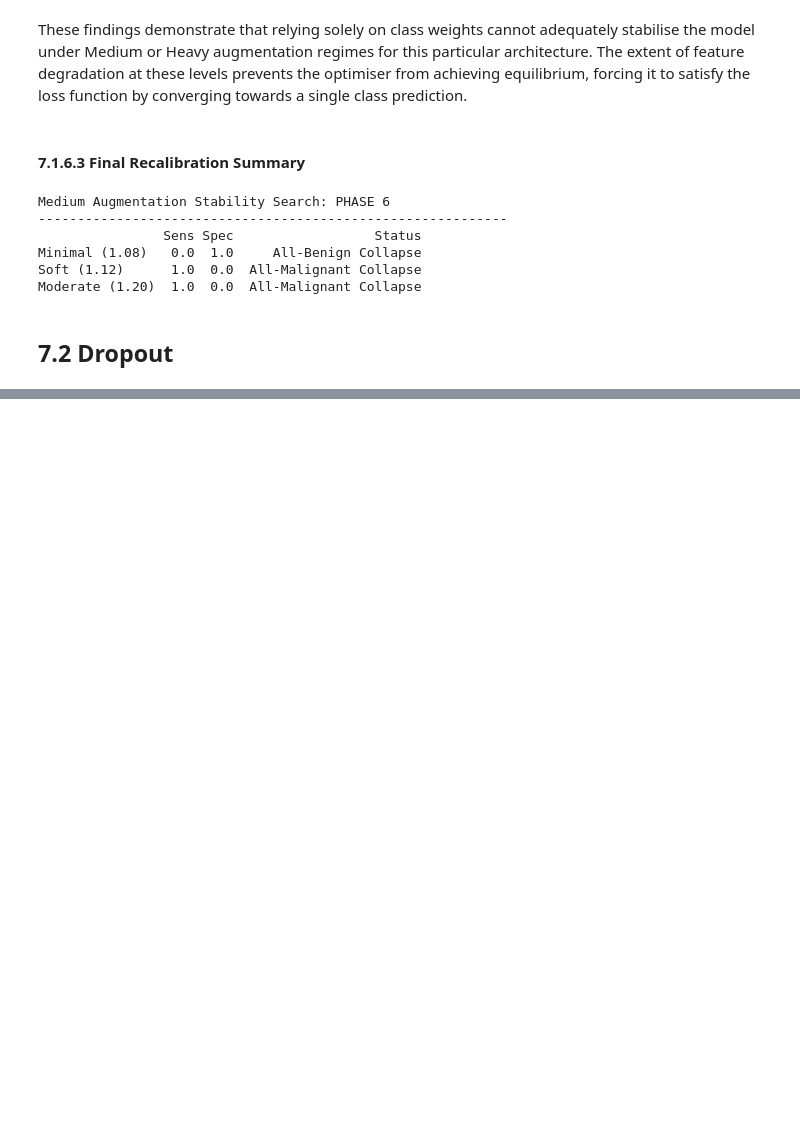
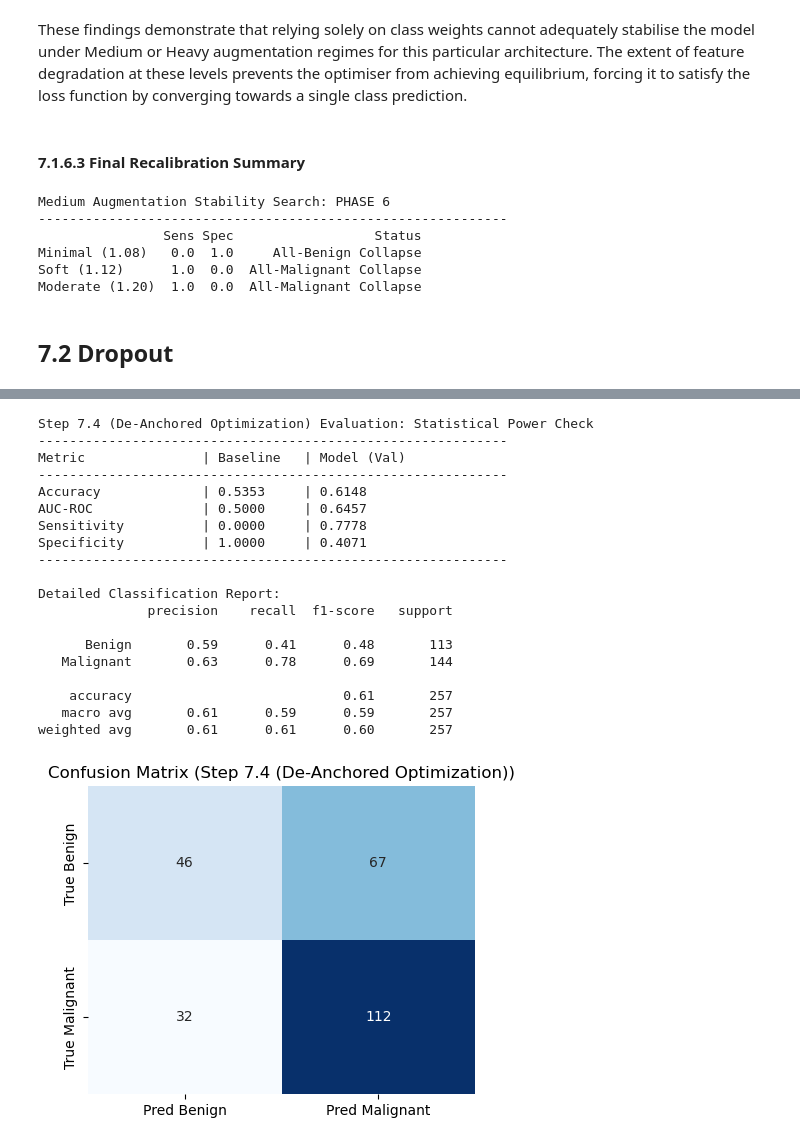
Before and after one commit to A-S-Yong/FYP, a Jupyter notebook: notebooks/Recalibration_V2.ipynb, the cells around one changed output, grey strips where cells are left out. Cells and saved outputs as stored; diff of their text form; code cells hidden in the pictures; blank space fills up the shorter version.

```diff
--- a/notebooks/Recalibration_V2.ipynb
+++ b/notebooks/Recalibration_V2.ipynb
@@ -2409,0 +2457,29 @@ Step 7.3 (Batch Normalization)          0.0
+# %%
+# Run this to see the table
+perf_7_4 = eval_model_perf(
+    model_7_4,
+    val_gen,
+    step_name=STEP_NAME,
+    baseline_acc=majority_baseline_acc
+)
+# %% [output]
+Step 7.4 (De-Anchored Optimization) Evaluation: Statistical Power Check
+------------------------------------------------------------
+Metric               | Baseline   | Model (Val)
+------------------------------------------------------------
+Accuracy             | 0.5353     | 0.6148
+AUC-ROC              | 0.5000     | 0.6457
+Sensitivity          | 0.0000     | 0.7778
+Specificity          | 1.0000     | 0.4071
+------------------------------------------------------------
+
+Detailed Classification Report:
+              precision    recall  f1-score   support
+
+      Benign       0.59      0.41      0.48       113
+   Malignant       0.63      0.78      0.69       144
+
+    accuracy                           0.61       257
+   macro avg       0.61      0.59      0.59       257
+weighted avg       0.61      0.61      0.60       257
+[figure, added]
```
Also changed, not shown: parts of 31 cells of this notebook, 1 other file.
